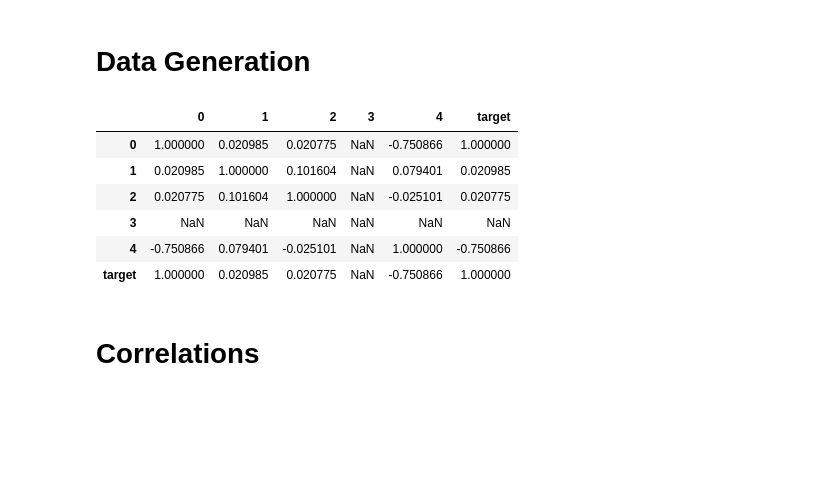
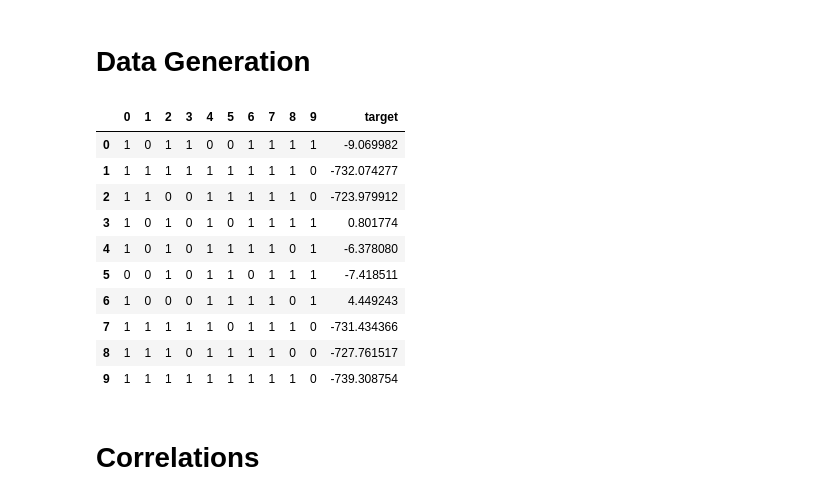
Before and after one commit to KevinH2003/Data-Science-Competition, a Jupyter notebook: Rice_Sandbox.ipynb, the cells around one changed output. Drawn from its saved outputs; the diff is of its cells as text; code cells hidden in the pictures; blank space fills up the shorter version.

```diff
--- a/Rice_Sandbox.ipynb
+++ b/Rice_Sandbox.ipynb
@@ -391,6 +391,8 @@ class DataGenerator:
         self.important_variables = self.cols[:num_important]
         self.interaction_terms = self.cols[-self.num_interaction_terms:]
 
+        self.importances = [1 if var in self.important_variables else 0 for var in self.cols]
+
         for col in self.cols:
             if col not in frequencies.keys():
                 frequencies[col] = self.rng.random()
@@ -418,7 +420,6 @@ class DataGenerator:
         # If effects wasn't a listlike structure, generate effects according to specifications
         if self.effects is None or type(self.effects) == str:
             self.effects = self.random_interaction(self.important_variables, functions=self.target_functions)
-
 
     def random_interaction(self, interacting_variables, cols=None, functions=None):
         """
@@ -452,7 +453,7 @@ class DataGenerator:
             n = random.randint(1, 10)
             c = random.randint(1, 10)
             i = random.randint(0, 1)
-            sign = random.randint(-1, 1)
+            sign = random.choice([-1, 1])
 
             f = lambda x, roll=roll, n=n, c=c, i=i, sign=sign: functions[roll](x, sign=sign, c=c, n=n, i=i)
 
@@ -574,19 +575,21 @@ class DataGenerator:
 
         return df
 # %%
-dgp = DataGenerator(num_cols=5, num_rows=100, num_important=1, effects='linear', num_interaction_terms=1, correlation_range=[-1, -0.5])
+dgp = DataGenerator(num_cols=10, num_rows=10, num_important=2, effects='all', num_interaction_terms=1, correlation_range=[-1, -0.5], noise=10)
 data = dgp.generate_data()
 data
-
-data.corr()
 # %% [output]
-|  | 0 | 1 | 2 | 3 | 4 | target |
-| 0 | 1.000000 | 0.020985 | 0.020775 | NaN | -0.750866 | 1.000000 |
-| 1 | 0.020985 | 1.000000 | 0.101604 | NaN | 0.079401 | 0.020985 |
-| 2 | 0.020775 | 0.101604 | 1.000000 | NaN | -0.025101 | 0.020775 |
-| 3 | NaN | NaN | NaN | NaN | NaN | NaN |
-| 4 | -0.750866 | 0.079401 | -0.025101 | NaN | 1.000000 | -0.750866 |
-| target | 1.000000 | 0.020985 | 0.020775 | NaN | -0.750866 | 1.000000 |
+|  | 0 | 1 | 2 | 3 | 4 | 5 | 6 | 7 | 8 | 9 | target |
+| 0 | 1 | 0 | 1 | 1 | 0 | 0 | 1 | 1 | 1 | 1 | -9.069982 |
+| 1 | 1 | 1 | 1 | 1 | 1 | 1 | 1 | 1 | 1 | 0 | -732.074277 |
+| 2 | 1 | 1 | 0 | 0 | 1 | 1 | 1 | 1 | 1 | 0 | -723.979912 |
+| 3 | 1 | 0 | 1 | 0 | 1 | 0 | 1 | 1 | 1 | 1 | 0.801774 |
+| 4 | 1 | 0 | 1 | 0 | 1 | 1 | 1 | 1 | 0 | 1 | -6.378080 |
+| 5 | 0 | 0 | 1 | 0 | 1 | 1 | 0 | 1 | 1 | 1 | -7.418511 |
+| 6 | 1 | 0 | 0 | 0 | 1 | 1 | 1 | 1 | 0 | 1 | 4.449243 |
+| 7 | 1 | 1 | 1 | 1 | 1 | 0 | 1 | 1 | 1 | 0 | -731.434366 |
+| 8 | 1 | 1 | 1 | 0 | 1 | 1 | 1 | 1 | 0 | 0 | -727.761517 |
+| 9 | 1 | 1 | 1 | 1 | 1 | 1 | 1 | 1 | 1 | 0 | -739.308754 |
 # %% [markdown]
 # Correlations
 # %%
```
Also changed, not shown: parts of 8 cells of this notebook.
